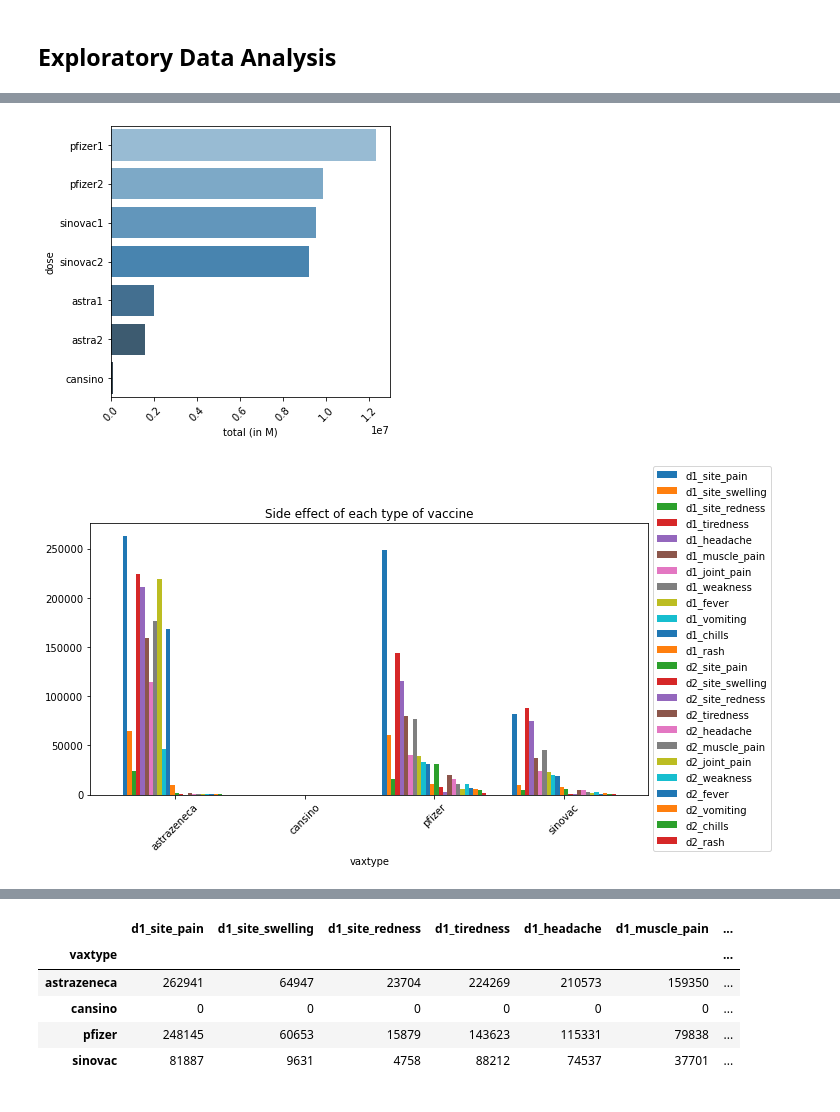
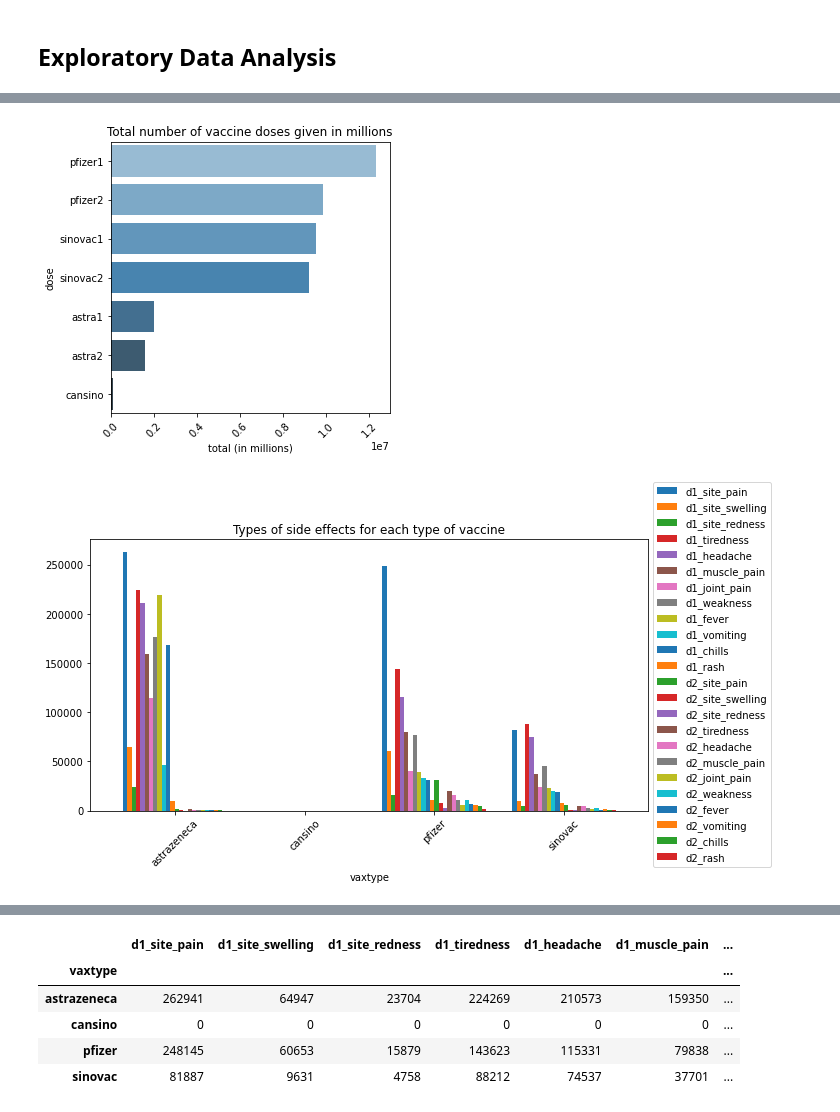
Before and after one commit to BingQuanChua/COVID-19-Msia-Cases-And-Vaccination, a Jupyter notebook: EDA_Questions.ipynb, the cells around one changed output, grey strips where cells are left out. Drawn from its saved outputs; the diff is of its cells as text; code cells hidden in the pictures.

```diff
--- a/EDA_Questions.ipynb
+++ b/EDA_Questions.ipynb
@@ -140,11 +145,12 @@ df['vaxtype'] = ['pfizer','pfizer','sinovac','sinovac','astra','astra','cansino'
 # %%
 plt.figure(figsize=(5, 5))
 sns.barplot(x='total', y='dose', data=df, palette='Blues_d')
 plt.xticks(rotation=45)
-plt.xlabel('total (in M)')
+plt.xlabel('total (in millions)')
+plt.title('Total number of vaccine doses given in millions')
 plt.show()
 # %% [output]
-[figure, old version]
+[figure, new version]
 # %%
 # interactive plot (using plotly)
 #fig1 = px.bar(df,x='total',y='dose')
@@ -155,11 +161,11 @@ df = df.groupby('vaxtype').sum()
 df2 = aefi_serious.groupby('vaxtype').sum()
 # %%
 df.plot.bar(figsize=(10, 5), width=0.8)
-plt.title('Side effect of each type of vaccine')
+plt.title('Types of side effects for each type of vaccine')
 plt.legend(loc='center left', bbox_to_anchor=(1.0, 0.5))
 plt.xticks(rotation=45)
 plt.show()
 # %% [output]
-[figure, old version]
+[figure, new version]
 # %%
 df2.plot.bar(figsize=(10, 5), width=0.8)
```
Also changed, not shown: parts of 27 cells of this notebook, 30 other files.
